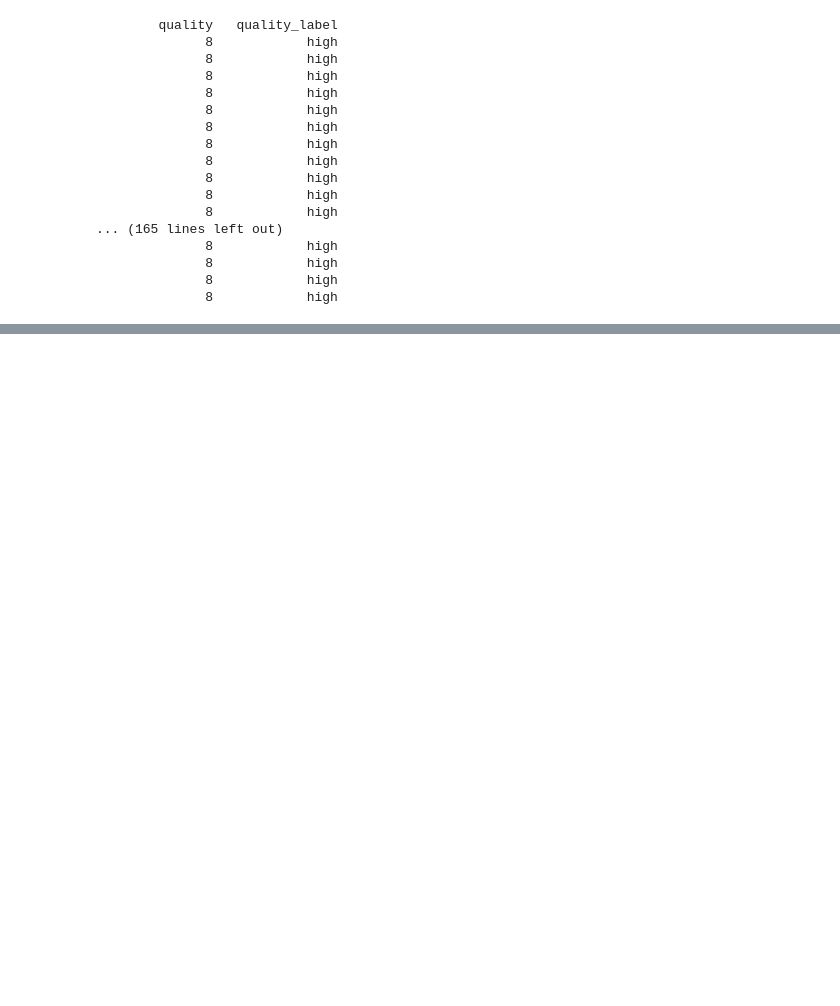
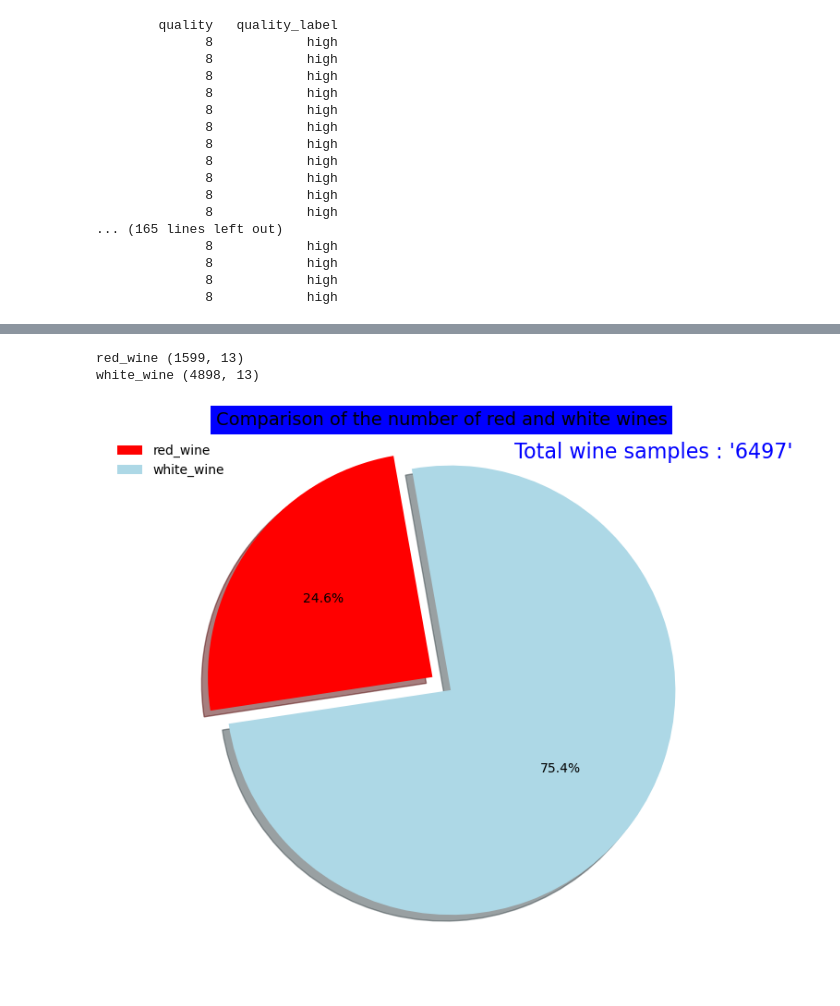
Before and after one commit to MarjilaRahmaty/Project1-Wine-analysis, a Jupyter notebook: Wine-EDA.ipynb, the cells around one changed output, grey strips where cells are left out. Saved outputs shown, nothing was run; the diff lists cells and outputs as text; code cells hidden in the pictures; blank space fills up the shorter version.

```diff
--- a/Wine-EDA.ipynb
+++ b/Wine-EDA.ipynb
@@ -222,7 +220,7 @@ if value <= 7 else 'high')
 
 # here we are transforming these labels into categrical data type (specific to pandas) instead of simple string
 red_wine['quality_label'] = pd.Categorical(
-    red_wine['quality_label'], categories=['low', 'medium', 'high'])
+    red_wine['quality_label'], categories=['low', 'medium', 'high'], ordered= True)
 display(red_wine)
 # %% [output]
 |  | fixed acidity | volatile acidity | citric acid | residual sugar | chlorides | free sulfur dioxide | ... |
@@ -246,3 +244,8 @@ if value <= 5
 else'medium'
 if value <= 7
 else'high')
+
+# here we are transforming these labels into categrical data type(specific to pandas) instead of simple string
+white_wine['quality_label'] = pd.Categorical(
+    white_wine['quality_label'], categories=['low','medium','high'],ordered= True)
+display(white_wine)
@@ -274,0 +446,44 @@ else:
+# %%
+print("red_wine",red_wine.shape)
+print("white_wine", white_wine.shape)
+# %% [output]
+red_wine (1599, 13)
+white_wine (4898, 13)
+# %%
+# Comparison of the number of red and white wines
+# only number of rows from each data sets
+x = len(red_wine.index)
+y = len(white_wine.index)
+
+labels = 'red_wine', 'white_wine'
+
+# size of our pyplot
+sizes = [x, y]
+
+# adding colors
+colors = ['red', 'lightblue']
+
+ # only "explode" the 2nd slice (i.e. 'Hogs')
+explode = (0, 0.1)
+
+# create pie plot
+fig1, ax1 = plt.subplots(figsize=(8,6))
+ax1.pie(sizes, explode=explode, autopct='%1.1f%%',  shadow=True, startangle=100, colors=colors) # label = labels
+ax1.axis('equal')  # Equal aspect ratio ensures that pie is drawn as a circle."""
+#plt.title('Comparison of the number of red and white wines')
+ax1.set_title('Comparison of the number of red and white wines', fontsize=14, bbox=dict(facecolor='blue', edgecolor='none'))  #
+# Remove the background color of the axes and figure
+ax1.set_facecolor('none')  # Transparent background for the axes
+fig1.patch.set_facecolor('none')  # Transparent background for the figure
+
+# add legend
+plt.legend(loc = 'upper left', labels = labels , edgecolor ='none')
+
+# add annotations
+plt.annotate(f"Total wine samples : '{x+y}' ", xy=(1, 1), fontsize = 16, ha = 'center' , va = 'center', color ='blue')
+plt.tight_layout()
+plt.show()
+# %% [output]
+[figure, added]
+# %% [markdown]
+######
```
Also changed, not shown: parts of 14 cells of this notebook.
